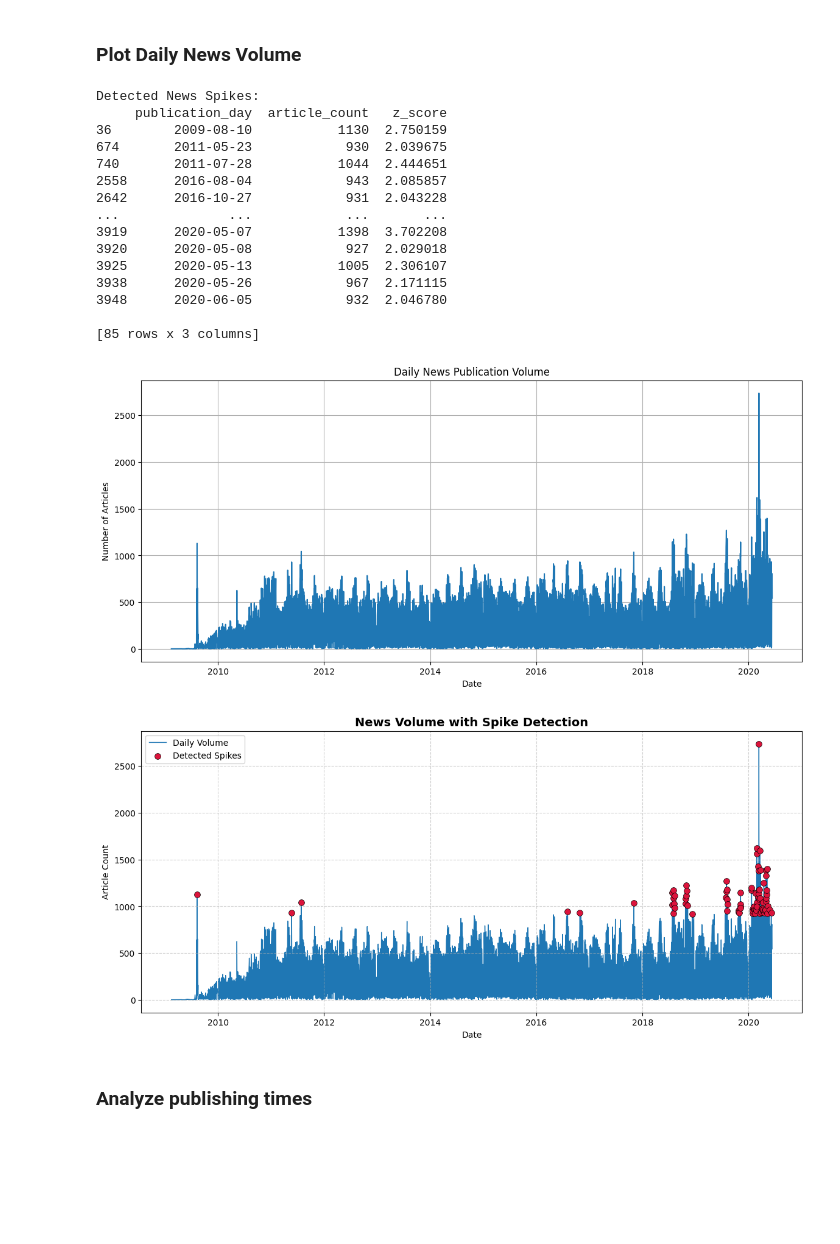
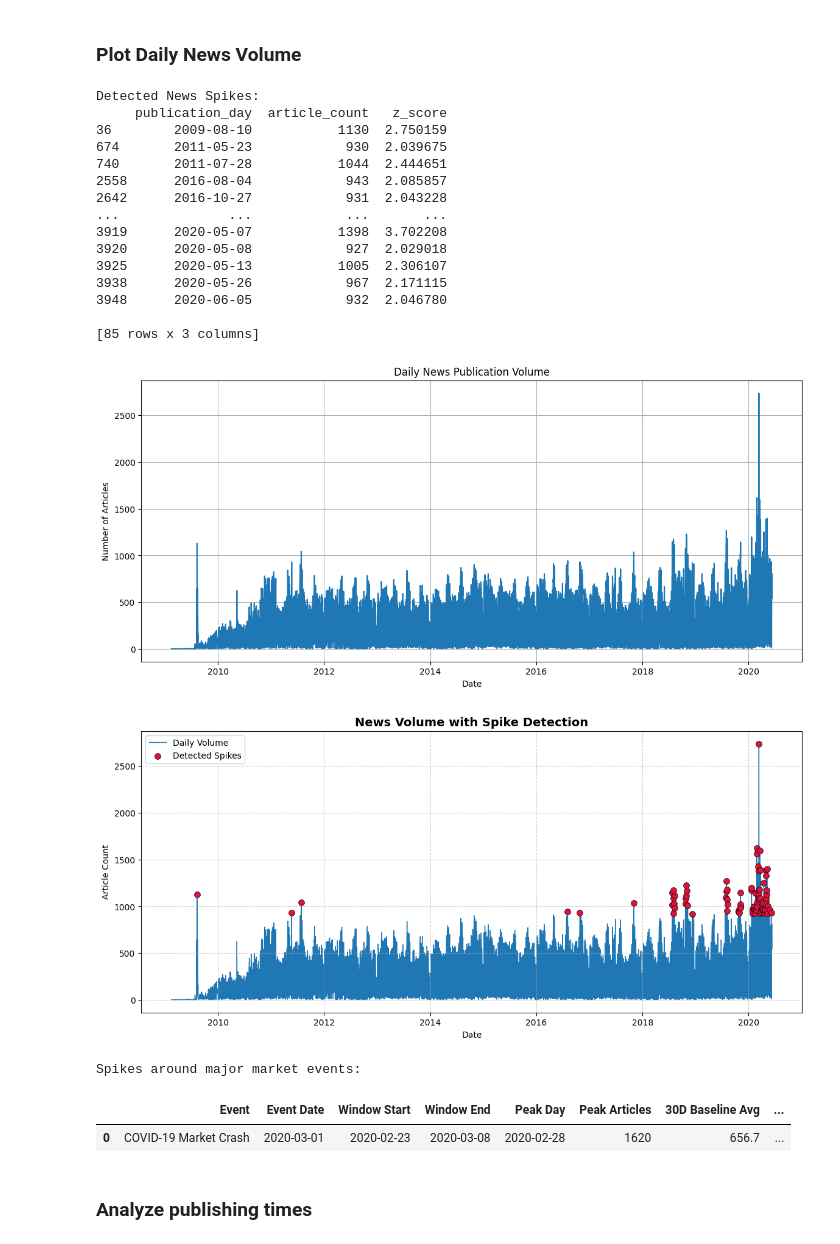
Before and after one commit to Melki123shi/news-driven-stock-analysis, a Jupyter notebook: notebooks/eda.ipynb, the cells around one changed output. Drawn from its saved outputs; the diff is of its cells as text; code cells hidden in the pictures; blank space fills up the shorter version.

```diff
--- a/notebooks/eda.ipynb
+++ b/notebooks/eda.ipynb
@@ -473,6 +482,8 @@ datetime64[ns]
 # %% [markdown]
 ### Plot Daily News Volume
 # %%
+from IPython.display import display
+
 # =========================
 # Extract Date
 # =========================
@@ -552,33 +563,80 @@ plt.scatter(
     linewidth=0.5,
     zorder=2
 )
 
 plt.title("News Volume with Spike Detection", fontsize=14, fontweight='bold')
 plt.xlabel("Date")
 plt.ylabel("Article Count")
 
 plt.grid(True, linestyle='--', alpha=0.6)
 plt.legend()
 
 plt.show()
+
+# Prepare a date-indexed copy for event analysis
+event_volume = daily_news_volume.copy()
+event_volume["publication_day"] = pd.to_datetime(event_volume["publication_day"])
+event_volume = event_volume.set_index("publication_day").sort_index()
+
+event_spike_rows = []
+
+for event_key, event_name in major_events.items():
+    event_date = pd.to_datetime(f"{event_key}-01")
+    window_start = event_date - pd.Timedelta(days=7)
+    window_end = event_date + pd.Timedelta(days=7)
+
+    window_df = event_volume.loc[window_start:window_end]
+    if window_df.empty:
+        continue
+
+    peak_day = window_df["article_count"].idxmax()
+    peak_articles = int(window_df.loc[peak_day, "article_count"])
+
+    baseline_df = event_volume.loc[event_date - pd.Timedelta(days=30): event_date - pd.Timedelta(days=1)]
+    baseline_mean = baseline_df["article_count"].mean()
+    baseline_std = baseline_df["article_count"].std(ddof=0)
+
+    peak_z = np.nan
+    if pd.notna(baseline_std) and baseline_std > 0:
+        peak_z = (peak_articles - baseline_mean) / baseline_std
+
+    event_spike_rows.append({
+        "Event": event_name,
+        "Event Date": event_date.date(),
+        "Window Start": window_start.date(),
+        "Window End": window_end.date(),
+        "Peak Day": peak_day.date(),
+        "Peak Articles": peak_articles,
+        "30D Baseline Avg": round(baseline_mean, 1) if pd.notna(baseline_mean) else np.nan,
+        "Peak vs Baseline Z": round(peak_z, 2) if pd.notna(peak_z) else np.nan,
+        "Spike Detected": bool(pd.notna(peak_z) and peak_z > 2)
+    })
+
+event_spike_df = pd.DataFrame(event_spike_rows)
+
+print("\nSpikes around major market events:")
+display(event_spike_df)
 # %% [output]
 Detected News Spikes:
      publication_day  article_count   z_score
 36        2009-08-10           1130  2.750159
 674       2011-05-23            930  2.039675
 740       2011-07-28           1044  2.444651
 2558      2016-08-04            943  2.085857
 2642      2016-10-27            931  2.043228
 ...              ...            ...       ...
 3919      2020-05-07           1398  3.702208
 3920      2020-05-08            927  2.029018
 3925      2020-05-13           1005  2.306107
 3938      2020-05-26            967  2.171115
 3948      2020-06-05            932  2.046780
 
 [85 rows x 3 columns]
 [figure]
 [figure]
+Spikes around major market events:
+|  | Event | Event Date | Window Start | Window End | Peak Day | Peak Articles | 30D Baseline Avg | ... |
+| 0 | COVID-19 Market Crash | 2020-03-01 | 2020-02-23 | 2020-03-08 | 2020-02-28 | 1620 | 656.7 | ... |
 # %% [markdown]
 ### Analyze publishing times
 # %%
```
Also changed, not shown: parts of 2 cells of this notebook.
